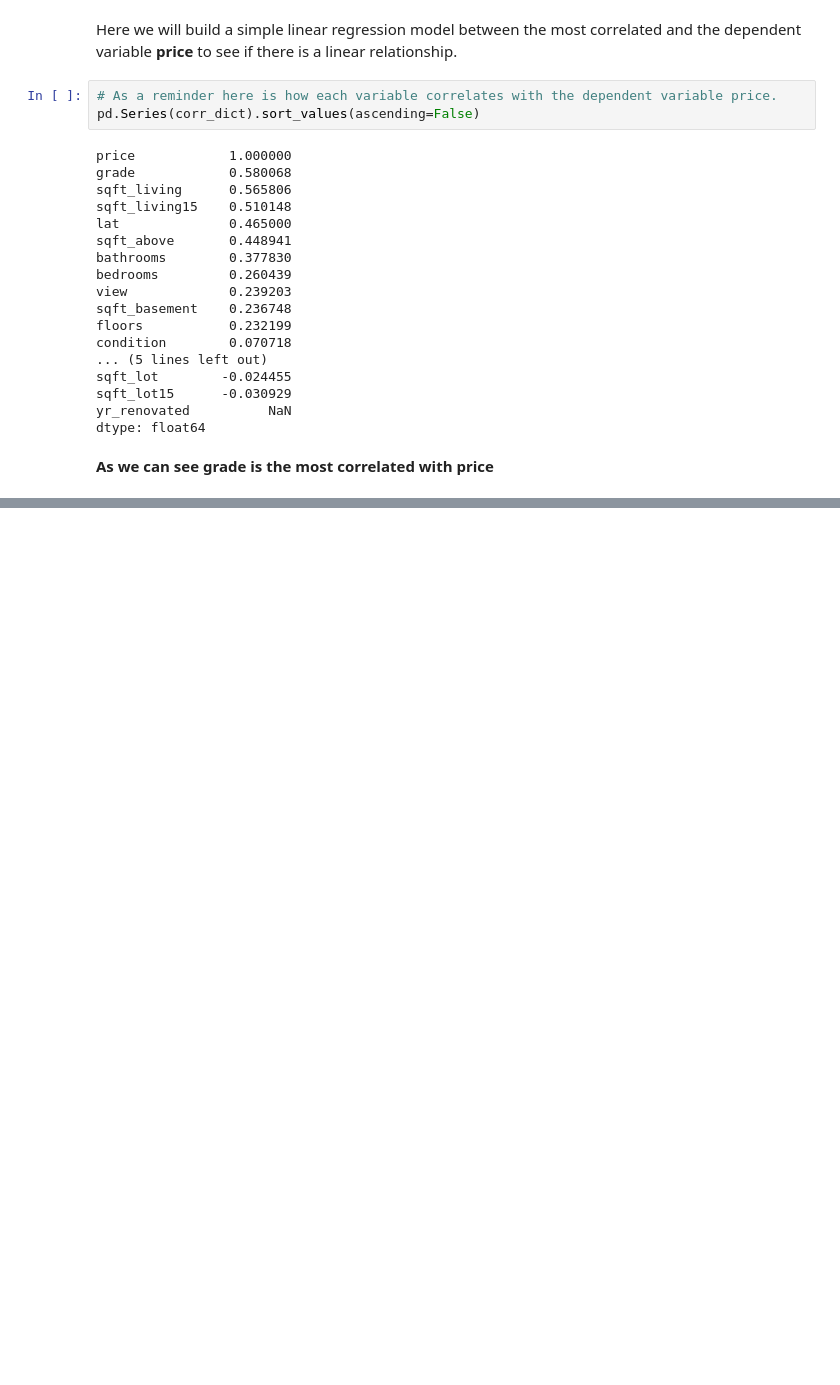
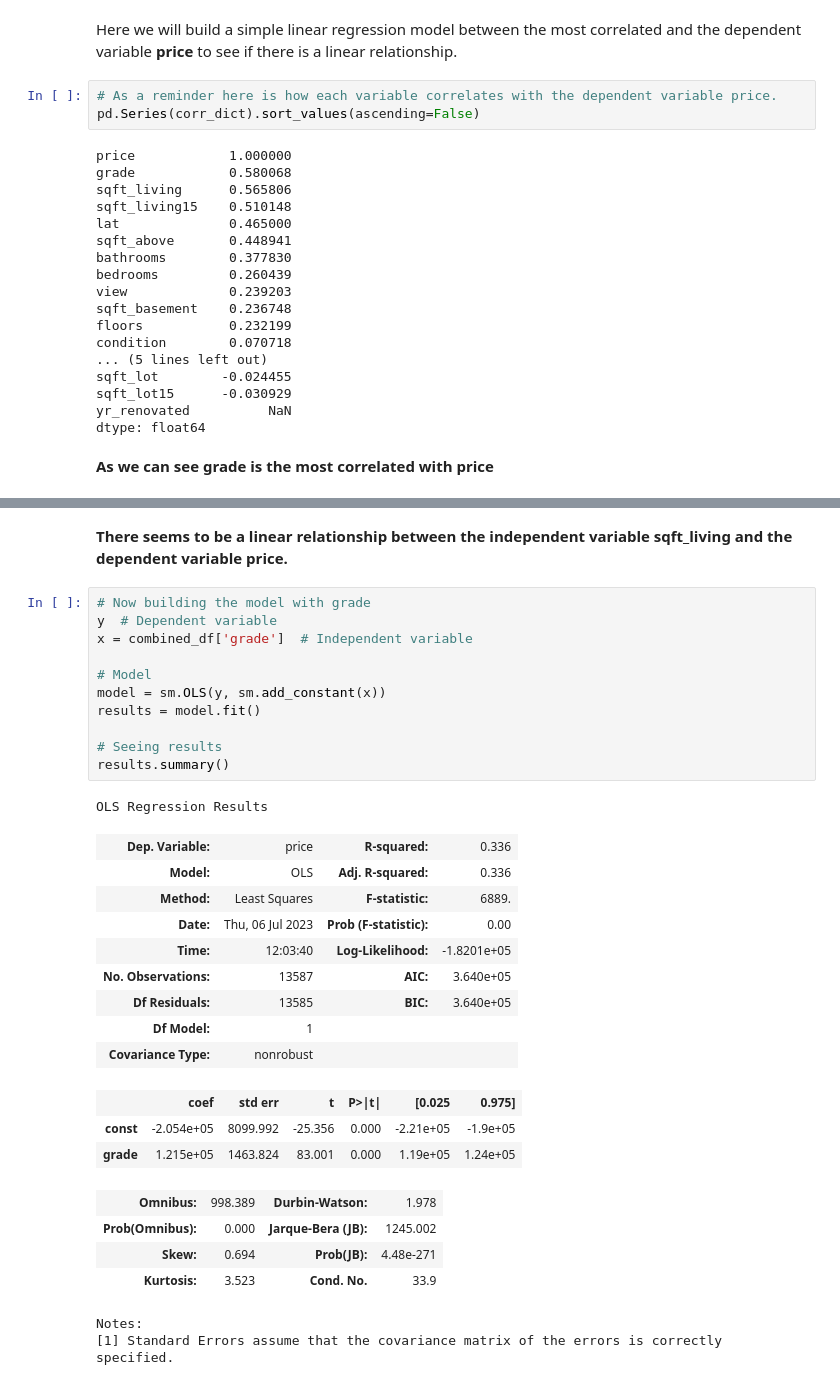
Before and after one commit to DennisWainaina/Megamax-Real-Estate-House-Project, a Jupyter notebook: index.ipynb, the cells around one changed output, grey strips where cells are left out. Drawn from its saved outputs; the diff is of its cells as text; blank space fills up the shorter version.

```diff
--- a/index.ipynb
+++ b/index.ipynb
@@ -1192,0 +1236,33 @@ dtype: float64
+# %% [markdown]
+**There seems to be a linear relationship between the independent variable sqft_living and the dependent variable price.**
+# %%
+# Now building the model with grade
+y  # Dependent variable
+x = combined_df['grade']  # Independent variable
+
+# Model
+model = sm.OLS(y, sm.add_constant(x))
+results = model.fit()
+
+# Seeing results
+results.summary()
+# %% [output]
+OLS Regression Results
+| Dep. Variable: | price | R-squared: | 0.336 |
+| Model: | OLS | Adj. R-squared: | 0.336 |
+| Method: | Least Squares | F-statistic: | 6889. |
+| Date: | Thu, 06 Jul 2023 | Prob (F-statistic): | 0.00 |
+| Time: | 12:03:40 | Log-Likelihood: | -1.8201e+05 |
+| No. Observations: | 13587 | AIC: | 3.640e+05 |
+| Df Residuals: | 13585 | BIC: | 3.640e+05 |
+| Df Model: | 1 |  |  |
+| Covariance Type: | nonrobust |  |  |
+|  | coef | std err | t | P>|t| | [0.025 | 0.975] |
+| const | -2.054e+05 | 8099.992 | -25.356 | 0.000 | -2.21e+05 | -1.9e+05 |
+| grade | 1.215e+05 | 1463.824 | 83.001 | 0.000 | 1.19e+05 | 1.24e+05 |
+| Omnibus: | 998.389 | Durbin-Watson: | 1.978 |
+| Prob(Omnibus): | 0.000 | Jarque-Bera (JB): | 1245.002 |
+| Skew: | 0.694 | Prob(JB): | 4.48e-271 |
+| Kurtosis: | 3.523 | Cond. No. | 33.9 |
+Notes:
+[1] Standard Errors assume that the covariance matrix of the errors is correctly specified.
```
Also changed, not shown: parts of 6 cells of this notebook.
